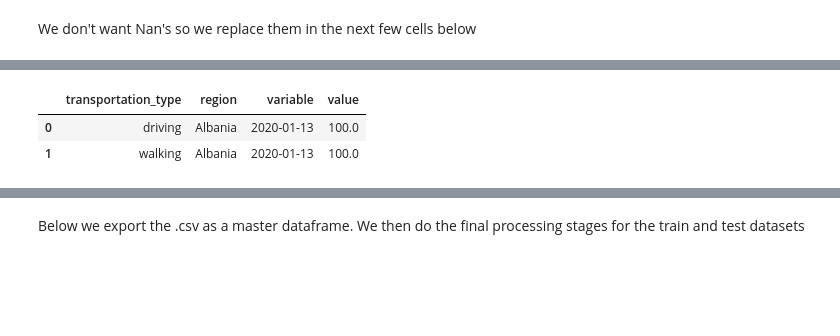
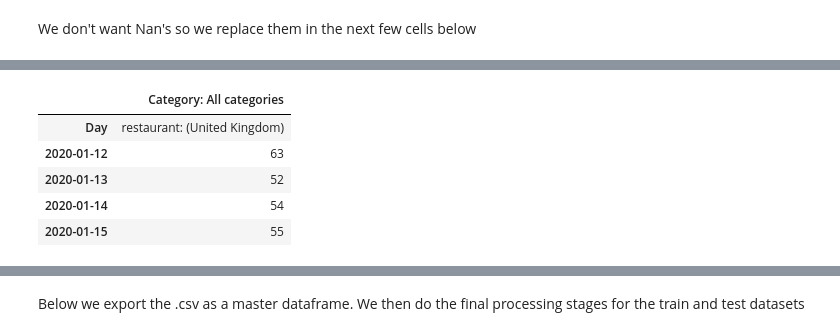
Before and after one commit to sameckford/Covid-19_Walkthrough_Part2, a Jupyter notebook: data_prep_covid_19.ipynb, the cells around one changed output, grey strips where cells are left out. Saved outputs shown, nothing was run; the diff lists cells and outputs as text; code cells hidden in the pictures; blank space fills up the shorter version.

```diff
--- a/data_prep_covid_19.ipynb
+++ b/data_prep_covid_19.ipynb
@@ -119,2 +222,10 @@ covid19_df.fillna(0, inplace=True)
 # %%
-mobility_df = pd.read_csv(os.path.join(data_folder, 'Apple_Mobility' , 'applemobilitytrends-2020-08-19.csv'), engine='python')
+UK_rest = pd.read_csv(os.path.join(data_folder, 'Google_Search', 'United_Kingdom', 'Restaurant_multiTimeline.csv'), engine='python')
+UK_rest.head()
+# %% [output]
+|  | Category: All categories |
+| Day | restaurant: (United Kingdom) |
+| 2020-01-12 | 63 |
+| 2020-01-13 | 52 |
+| 2020-01-14 | 54 |
+| 2020-01-15 | 55 |
@@ -129,13 +231,0 @@ mob_list = mobility_df.columns.to_list()[2:]
-# %%
-mobility_df = mobility_df.melt(id_vars=['transportation_type', 'region'])
-# Format the strings so the countries match
-mobility_df = mobility_df.replace(' ', '_', regex=True)
-mobility_df = mobility_df.replace('United_States', 'United_States_of_America', regex=True)
-mobility_df = mobility_df.replace('Republic_of_Korea', 'South_Korea', regex=True)
-# Create a 'datetime' column based on the dates
-mobility_df['variable'] = pd.to_datetime(mobility_df['variable'], dayfirst=True)
-mobility_df.head(2)
-# %% [output]
-|  | transportation_type | region | variable | value |
-| 0 | driving | Albania | 2020-01-13 | 100.0 |
-| 1 | walking | Albania | 2020-01-13 | 100.0 |
```
Also changed, not shown: parts of 17 cells of this notebook, 20 other files.
